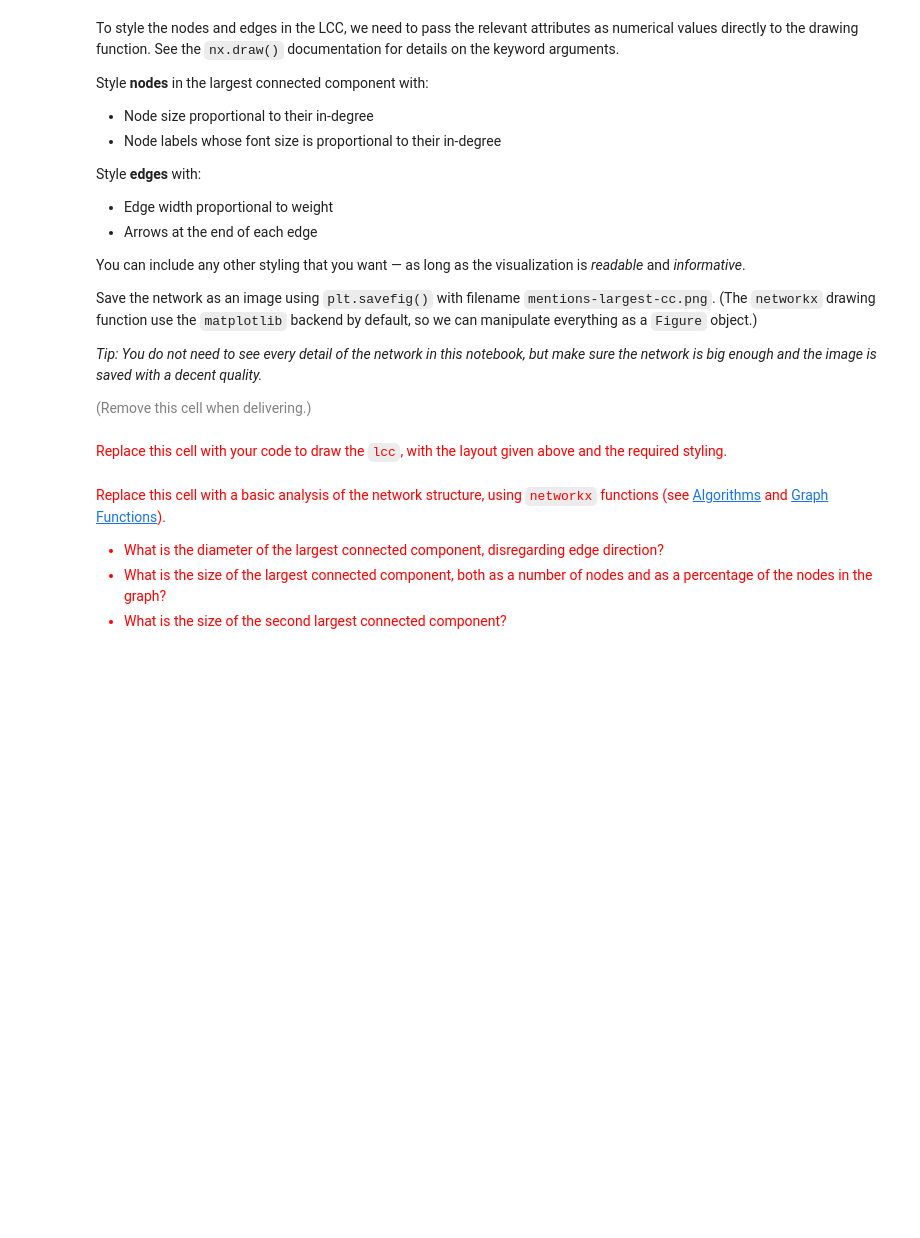
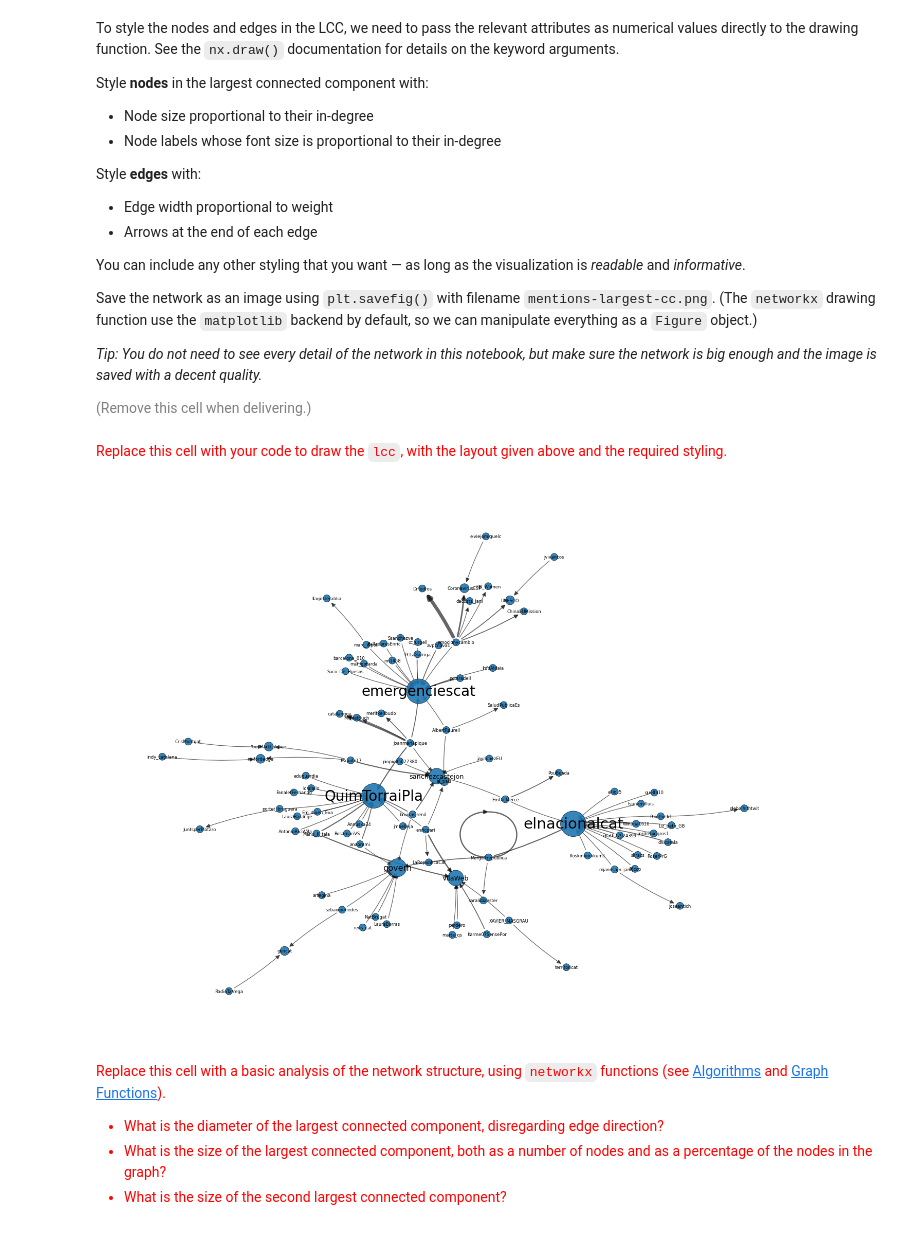
Before and after one commit to Jowi611/networks-science-course, a Jupyter notebook: practicum/ps03-networks-from-text.ipynb, the cells around one changed output. Drawn from its saved outputs; the diff is of its cells as text; code cells hidden in the pictures; blank space fills up the shorter version.

```diff
--- a/practicum/ps03-networks-from-text.ipynb
+++ b/practicum/ps03-networks-from-text.ipynb
@@ -222,6 +262,10 @@ print(f"The network is strongly connected: {nx.is_strongly_connected(g)}")
 <font size="+1" color="red">
 Replace this cell with your code to extract from <code>g</code> the largest (weakly) connected component into a subgraph <code>lcc</code>.
 </font>
+# %%
+largest = max(nx.weakly_connected_components(g), key=len)
+
+lcc = g.subgraph(largest).copy()
 # %% [markdown]
 To validate, we can check the connectedness of this subgraph.
 
@@ -247,6 +294,13 @@ Since we have a small, weakly connected network, and we will use the betweenness
 <font size="-1" color="gray">(Remove this cell when delivering.)</font>
 # %% [markdown]
 <font size="+1" color="red">Replace this cell with your code to add the edge betweenness as an attribute to the nodes in `lcc`.</font>
+# %%
+G_und = lcc.to_undirected()
+
+edge_btwn = nx.edge_betweenness_centrality(G_und, weight="weight", normalized=True)
+
+for u, v in lcc.edges():
+    lcc[u][v]["betweenness"] = edge_btwn.get((u, v), edge_btwn.get((v, u), 0.0))
 # %% [markdown]
 The below code outputs the top 10 edges by betweenness.
 
@@ -336,6 +401,57 @@ Save the network as an image using `plt.savefig()` with filename `mentions-large
 <font size="-1" color="gray">(Remove this cell when delivering.)</font>
 # %% [markdown]
 <font size="+1" color="red">Replace this cell with your code to draw the `lcc`, with the layout given above and the required styling.</font>
+# %%
+import matplotlib.pyplot as plt
+
+nodes = list(lcc.nodes())
+in_deg = dict(lcc.in_degree())
+node_sizes = [max(100, in_deg[n] * 80) for n in nodes]
+
+label_sizes = {n: max(6, 2 + in_deg[n] * 1.2) for n in nodes}
+
+edges = list(lcc.edges(data=True))
+edge_widths = [max(0.6, e.get("weight", 1) * 0.3) for (_, _, e) in edges]
+
+plt.figure(figsize=(14, 11))
+
+nx.draw_networkx_nodes(
+    lcc,
+    pos,
+    nodelist=nodes,
+    node_size=node_sizes,
+    linewidths=0.5,
+    edgecolors="black",
+    alpha=0.9,
+)
+
+nx.draw_networkx_edges(
+    lcc,
+    pos,
+    edgelist=[(u, v) for (u, v, _) in edges],
+    width=edge_widths,
+    arrows=True,
+    arrowstyle="-|>",
+    arrowsize=12,
+    connectionstyle="arc3,rad=0.05",
+    alpha=0.6,
+)
+
+
+for n, (x, y) in pos.items():
+    plt.text(
+        x, y, s=str(n),
+        fontsize=label_sizes[n],
+        ha="center", va="center",
+    )
+
+
+plt.axis("off")
+plt.tight_layout()
+plt.savefig("mentions-largest-cc.png", dpi=300)
+plt.show()
+# %% [output]
+[figure, added]
 # %% [markdown]
 <font size="+1" color="red">
 
```
Also changed, not shown: parts of 16 cells of this notebook, 3 other files.
